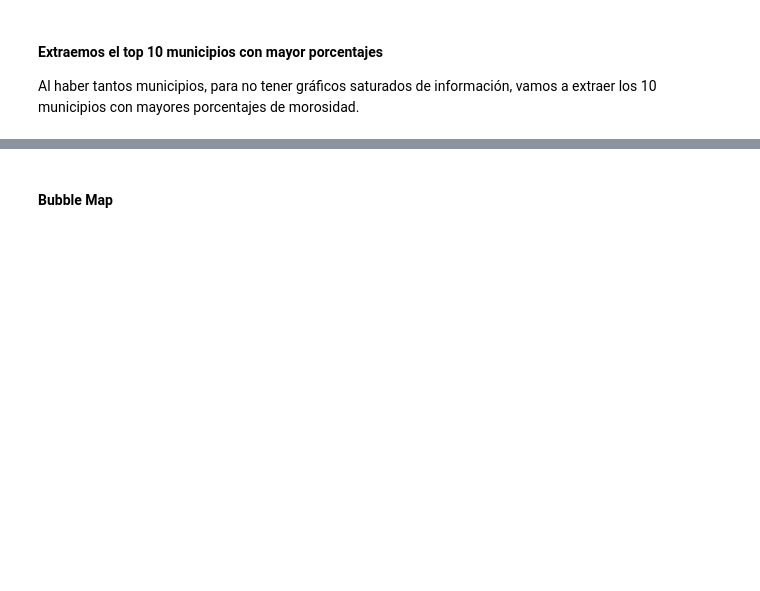
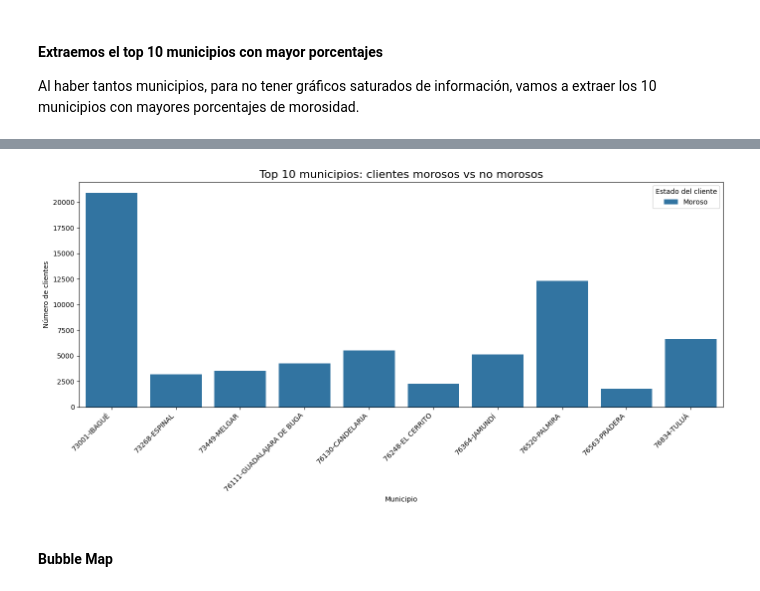
Before and after one commit to Joules17/EDA-Univariado, a Jupyter notebook: Bivariado.ipynb, the cells around one changed output, grey strips where cells are left out. Drawn from its saved outputs; the diff is of its cells as text; code cells hidden in the pictures; blank space fills up the shorter version.

```diff
--- a/Bivariado.ipynb
+++ b/Bivariado.ipynb
@@ -180,2 +228,36 @@ top_10_morosos = top_municipios_morosidad.nlargest(10, 'TOTAL_MOROSOS')
+# %%
+df = pd.read_csv("./data/dataset_deudamorosa.csv", sep=';')
+
+df['ES_MOROSO'] = df['DEUDA'].apply(lambda x: 1 if x > 0 else 0)
+
+top_municipios_morosidad = df.groupby('MUNICIPIO').agg(
+    TOTAL_CLIENTES=('ES_MOROSO', 'count'),
+    TOTAL_MOROSOS=('ES_MOROSO', 'sum'),
+    PORCENTAJE_MOROSIDAD=('ES_MOROSO', 'mean')
+).reset_index()
+
+top_municipios_morosidad['PORCENTAJE_MOROSIDAD'] *= 100
+
+top_10_morosos = top_municipios_morosidad.nlargest(10, 'TOTAL_MOROSOS')
+
+df_top10 = df[df['MUNICIPIO'].isin(top_10_morosos['MUNICIPIO'])].copy()
+
+df_top10['MOROSO'] = df_top10['ES_MOROSO'].apply(lambda x: 'Moroso' if x == 1 else 'No Moroso')
+
+municipio_morosidad_top10 = df_top10.groupby(['MUNICIPIO', 'MOROSO']).size().reset_index(name='count')
+
+# Creamos gráfico de barras
+plt.figure(figsize=(14,7))
+sns.barplot(data=municipio_morosidad_top10, x='MUNICIPIO', y='count', hue='MOROSO')
+
+plt.title("Top 10 municipios: clientes morosos vs no morosos", fontsize=16)
+plt.xlabel("Municipio")
+plt.ylabel("Número de clientes")
+plt.xticks(rotation=45, ha='right')
+plt.legend(title="Estado del cliente")
+plt.tight_layout()
+plt.show()
+# %% [output]
+[figure, added]
 # %% [markdown]
 #### **Bubble Map**
```
Also changed, not shown: parts of 4 cells of this notebook.
